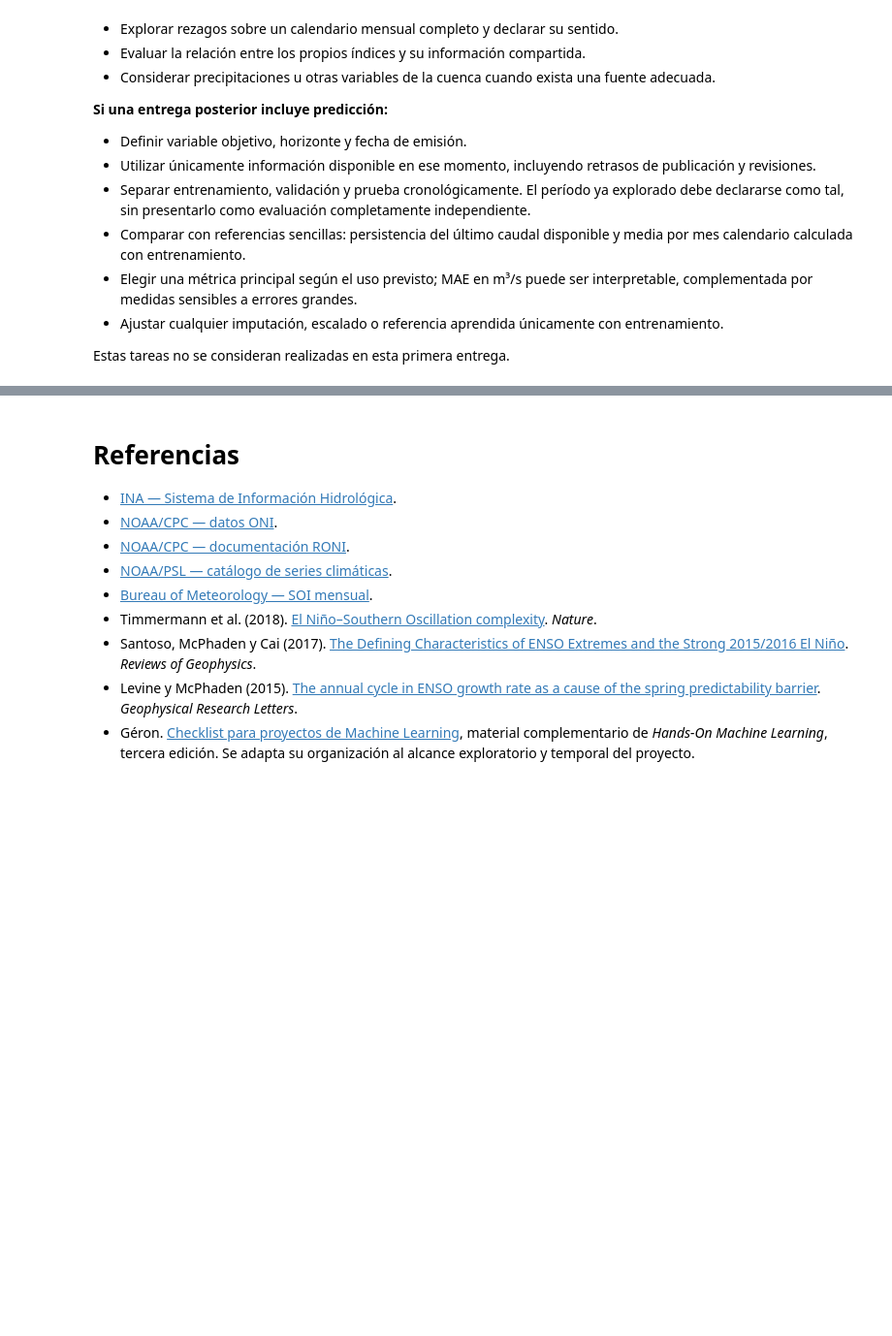
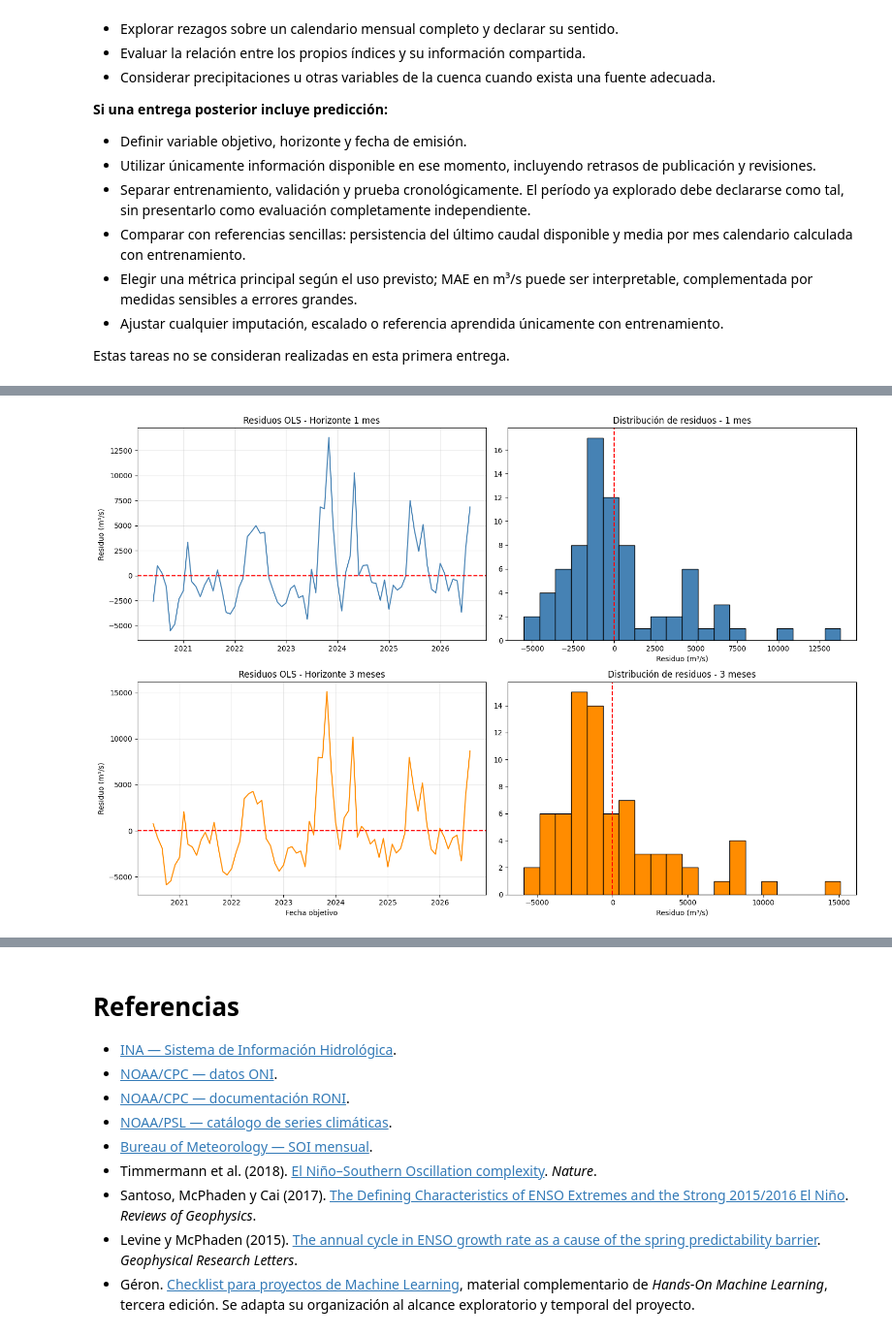
Before and after one commit to Lautaro912/proyecto-ypf-el-nino-salto-grande, a Jupyter notebook: Propuesta_Proyecto_YPF.ipynb, the cells around one changed output, grey strips where cells are left out. Shown at 97% size. Drawn from its saved outputs; the diff is of its cells as text; code cells hidden in the pictures; blank space fills up the shorter version.

```diff
--- a/Propuesta_Proyecto_YPF.ipynb
+++ b/Propuesta_Proyecto_YPF.ipynb
@@ -1269,0 +3352,80 @@ Estas tareas no se consideran realizadas en esta primera entrega.
+# %%
+
+# 2.30. Análisis de residuos OLS
+
+# Residuos
+residuos_1m = y_test_1m.to_numpy() - pred_ols_1m
+residuos_3m = y_test_3m.to_numpy() - pred_ols_3m
+
+# Fechas objetivo
+fechas_objetivo_1m = (
+    test_1m["fecha"] + pd.DateOffset(months=1)
+)
+
+fechas_objetivo_3m = (
+    test_3m["fecha"] + pd.DateOffset(months=3)
+)
+
+# Crear gráficos
+fig, axes = plt.subplots(2, 2, figsize=(15, 10))
+
+# Residuos en el tiempo - 1 mes
+axes[0, 0].plot(
+    fechas_objetivo_1m,
+    residuos_1m,
+    color="steelblue"
+)
+axes[0, 0].axhline(0, color="red", linestyle="--")
+axes[0, 0].set_title("Residuos OLS - Horizonte 1 mes")
+axes[0, 0].set_ylabel("Residuo (m³/s)")
+axes[0, 0].grid(alpha=0.3)
+
+# Distribución - 1 mes
+axes[0, 1].hist(
+    residuos_1m,
+    bins=20,
+    color="steelblue",
+    edgecolor="black"
+)
+axes[0, 1].axvline(0, color="red", linestyle="--")
+axes[0, 1].set_title("Distribución de residuos - 1 mes")
+axes[0, 1].set_xlabel("Residuo (m³/s)")
+
+# Residuos en el tiempo - 3 meses
+axes[1, 0].plot(
+    fechas_objetivo_3m,
+    residuos_3m,
+    color="darkorange"
+)
+axes[1, 0].axhline(0, color="red", linestyle="--")
+axes[1, 0].set_title("Residuos OLS - Horizonte 3 meses")
+axes[1, 0].set_ylabel("Residuo (m³/s)")
+axes[1, 0].set_xlabel("Fecha objetivo")
+axes[1, 0].grid(alpha=0.3)
+
+# Distribución - 3 meses
+axes[1, 1].hist(
+    residuos_3m,
+    bins=20,
+    color="darkorange",
+    edgecolor="black"
+)
+axes[1, 1].axvline(0, color="red", linestyle="--")
+axes[1, 1].set_title("Distribución de residuos - 3 meses")
+axes[1, 1].set_xlabel("Residuo (m³/s)")
+
+plt.tight_layout()
+plt.show()
+
+# Resumen estadístico de los residuos
+print("RESUMEN DE RESIDUOS OLS")
+
+print("\nHorizonte 1 mes")
+print("Error medio:", round(np.mean(residuos_1m), 2))
+print("Desviación estándar:", round(np.std(residuos_1m), 2))
+
+print("\nHorizonte 3 meses")
+print("Error medio:", round(np.mean(residuos_3m), 2))
+print("Desviación estándar:", round(np.std(residuos_3m), 2))
+# %% [output]
+[figure, added]
```
Also changed, not shown: parts of 79 cells of this notebook.
